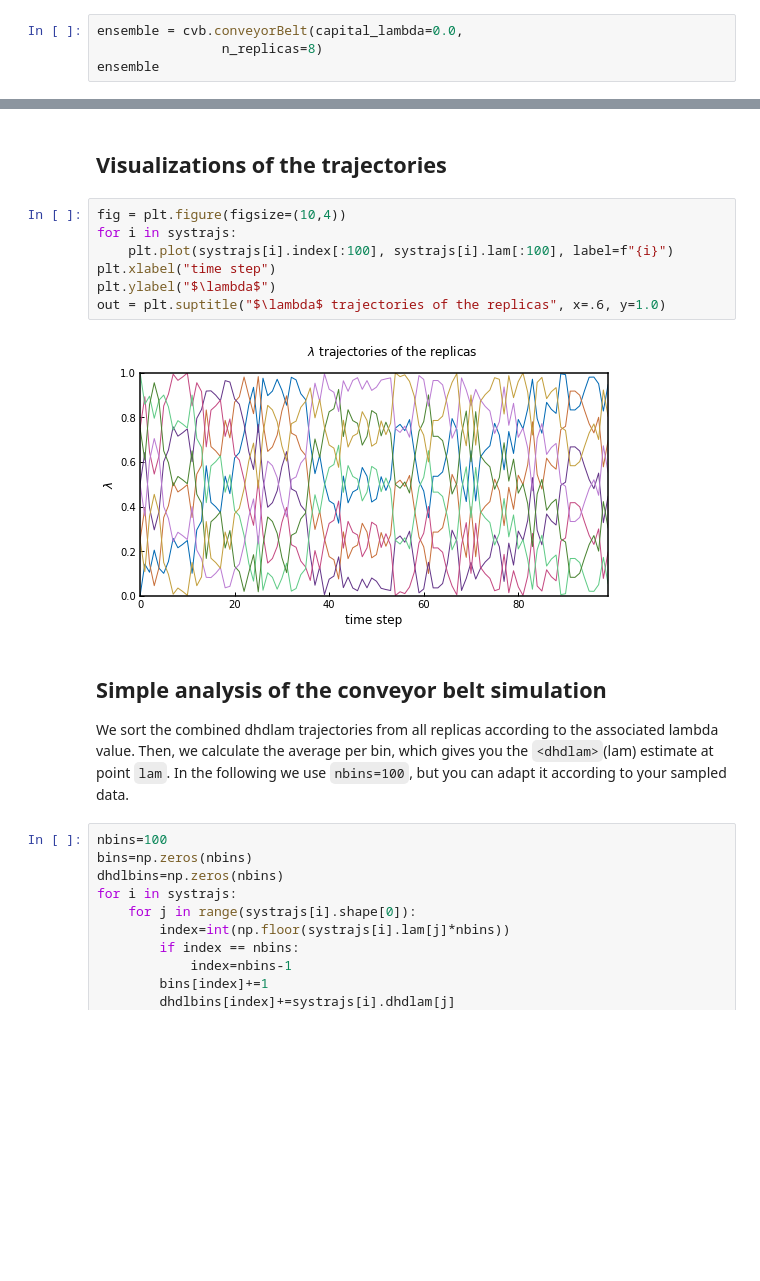
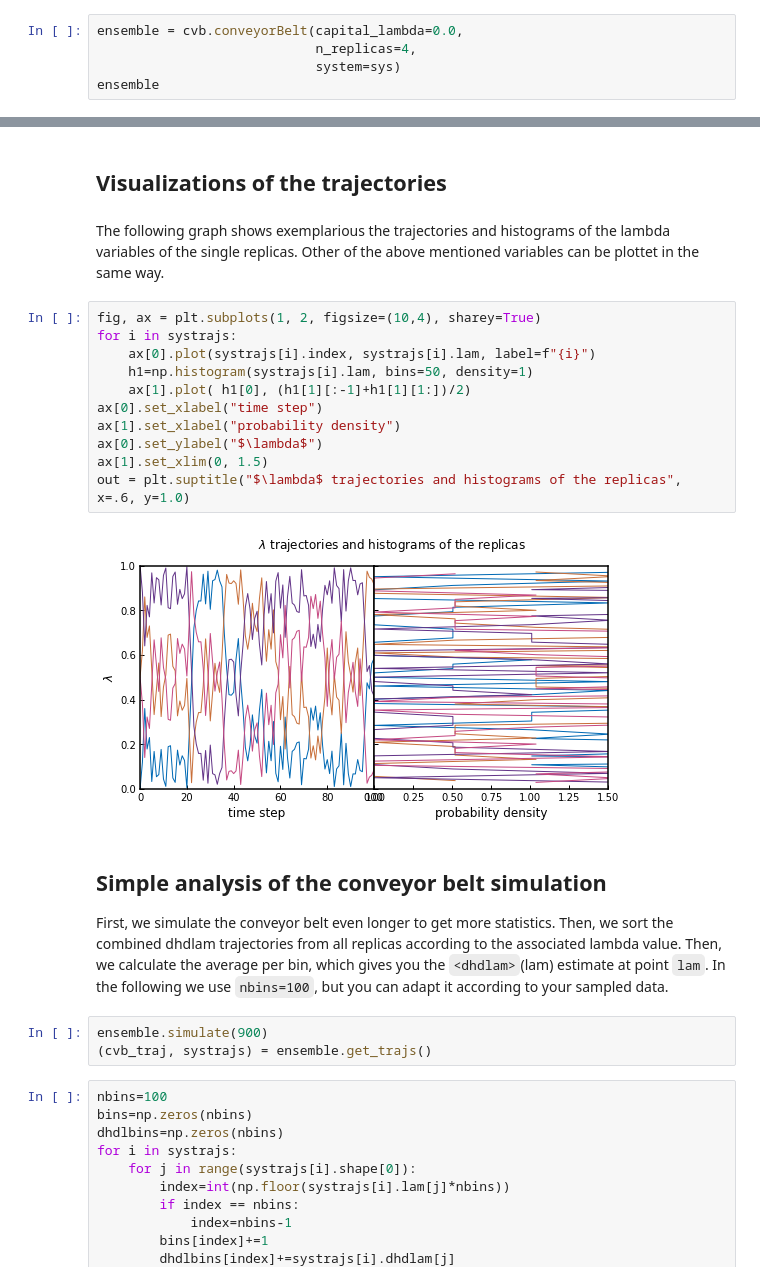
Before and after one commit to rinikerlab/Ensembler, a Jupyter notebook: examples/Example_ConveyorBelt.ipynb, the cells around one changed output, grey strips where cells are left out. Cells and saved outputs as stored; diff of their text form; blank space fills up the shorter version.

Commit message:
Update conveyor belt code.

```diff
--- a/examples/Example_ConveyorBelt.ipynb
+++ b/examples/Example_ConveyorBelt.ipynb
@@ -42,7 +46,8 @@ Additional the number of replicas `n_replicas` and the initial capital Lambda va
 The output shows the current state of the conveyor belt as a table with the replica ID, the corresponding lambda value and the energy of the replica.
 # %%
 ensemble = cvb.conveyorBelt(capital_lambda=0.0,
-                n_replicas=8)
+                            n_replicas=4,
+                            system=sys)
 ensemble
 # %% [output]
 i    lambda_i  E_i
@@ -105,17 +106,26 @@ systrajs[0].head()
 # %% [markdown]
 ## Visualizations of the trajectories
+# %% [markdown]
+The following graph shows exemplarious the trajectories and histograms of the lambda variables of the single replicas. Other of the above mentioned variables can be plottet in the same way.
 # %%
-fig = plt.figure(figsize=(10,4))
+fig, ax = plt.subplots(1, 2, figsize=(10,4), sharey=True)
 for i in systrajs:
-    plt.plot(systrajs[i].index[:100], systrajs[i].lam[:100], label=f"{i}")
-plt.xlabel("time step")
-plt.ylabel("$\lambda$")
-out = plt.suptitle("$\lambda$ trajectories of the replicas", x=.6, y=1.0)
+    ax[0].plot(systrajs[i].index, systrajs[i].lam, label=f"{i}")
+    h1=np.histogram(systrajs[i].lam, bins=50, density=1)
+    ax[1].plot( h1[0], (h1[1][:-1]+h1[1][1:])/2)
+ax[0].set_xlabel("time step")
+ax[1].set_xlabel("probability density")
+ax[0].set_ylabel("$\lambda$")
+ax[1].set_xlim(0, 1.5)
+out = plt.suptitle("$\lambda$ trajectories and histograms of the replicas", x=.6, y=1.0)
 # %% [output]
-[figure, old version]
+[figure, new version]
 # %% [markdown]
 ## Simple analysis of the conveyor belt simulation
-We sort the combined dhdlam trajectories from all replicas according to the associated lambda value. Then, we calculate the average per bin, which gives you the `<dhdlam>`(lam) estimate at point `lam`. In the following we use `nbins=100`, but you can adapt it according to your sampled data.
+First, we simulate the conveyor belt even longer to get more statistics. Then, we sort the combined dhdlam trajectories from all replicas according to the associated lambda value. Then, we calculate the average per bin, which gives you the `<dhdlam>`(lam) estimate at point `lam`. In the following we use `nbins=100`, but you can adapt it according to your sampled data.
+# %%
+ensemble.simulate(900)
+(cvb_traj, systrajs) = ensemble.get_trajs()
 # %%
 nbins=100
 bins=np.zeros(nbins)
```
Also changed, not shown: parts of 16 cells of this notebook, 2 other files.
